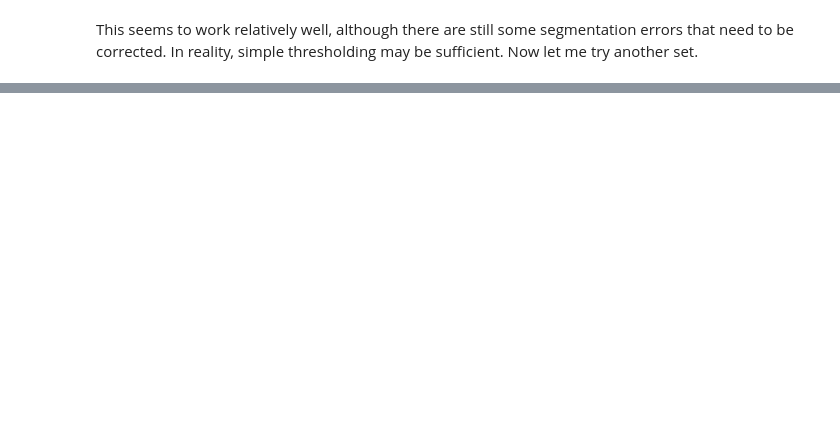
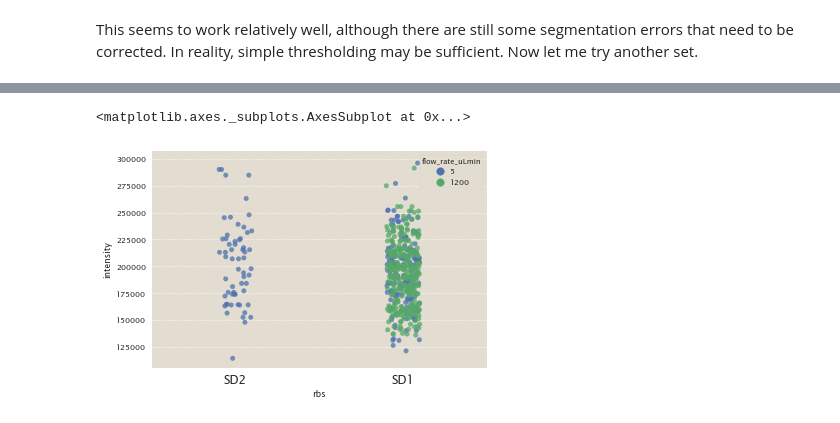
Before and after one commit to RPGroup-PBoC/mscl_survival, a Jupyter notebook: testing_complete_processing.ipynb, the cells around one changed output, grey strips where cells are left out. Cells and saved outputs as stored; diff of their text form; code cells hidden in the pictures; blank space fills up the shorter version.

```diff
--- a/testing_complete_processing.ipynb
+++ b/testing_complete_processing.ipynb
@@ -211,0 +269,6 @@ data
+# %%
+
+sns.stripplot(x='rbs', y='intensity', hue='flow_rate_uLmin', data=survivors, jitter=True, alpha=0.75)
+# %% [output]
+<matplotlib.axes._subplots.AxesSubplot at 0x...>
+[figure, added]
```
Also changed, not shown: parts of 27 cells of this notebook, 3 other files.
